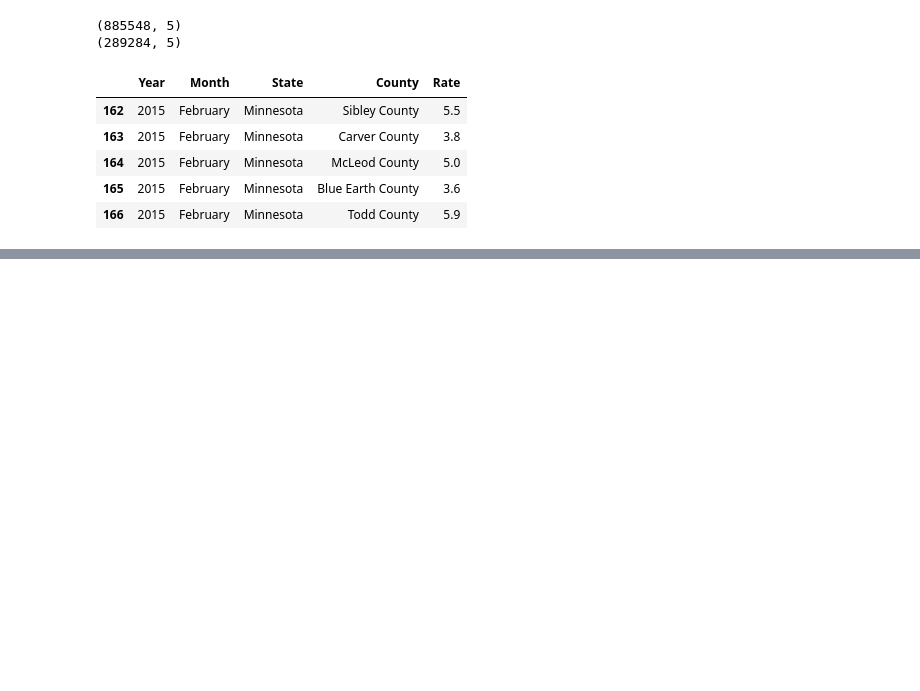
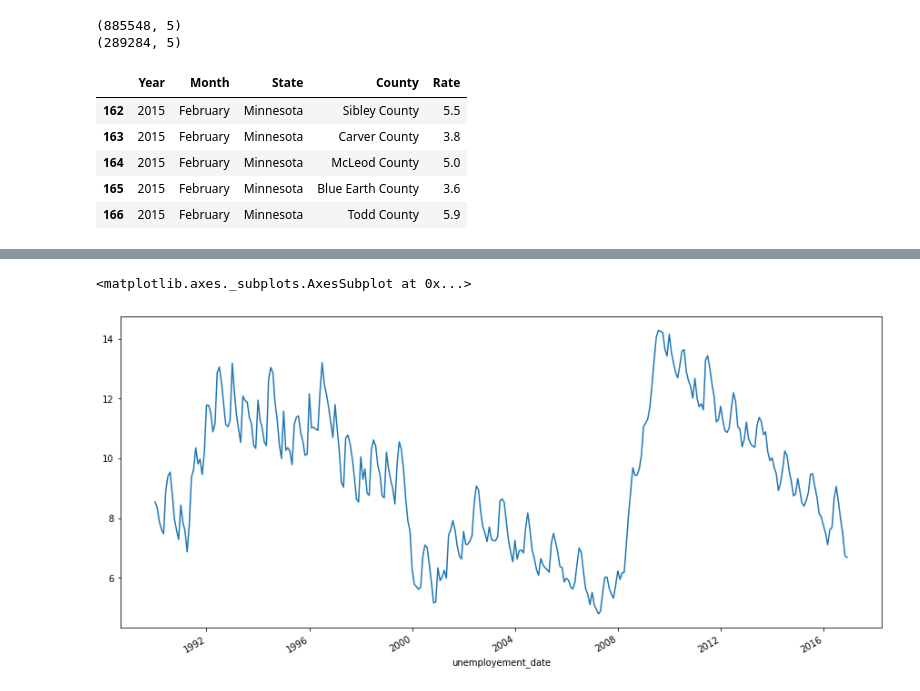
Before and after one commit to samirLazzali/air-passengers-prediction, a Jupyter notebook: Notebook/check_external_data.ipynb, the cells around one changed output, grey strips where cells are left out. Cells and saved outputs as stored; diff of their text form; code cells hidden in the pictures; blank space fills up the shorter version.

```diff
--- a/Notebook/check_external_data.ipynb
+++ b/Notebook/check_external_data.ipynb
@@ -235,0 +219,6 @@ See the caveats in the documentation: https://pandas.pydata.org/pandas-docs/stab
+# %%
+# Le but ici est de créer une date à partir de month et year
+#state_unemployment['unemployement_date'] = state_unemployment['Year'].astype('str') +'-'+state_unemployment['Month'].astype('str')
+state_unemployment['unemployement_date'] = pd.to_datetime((state_unemployment.Year*10000+state_unemployment.Month*100+ 1).apply(str),format='%Y%m%d')
+state_unemployment
+state_unemployment.head()
@@ -235,0 +232,6 @@ See the caveats in the documentation: https://pandas.pydata.org/pandas-docs/stab
+# %%
+plt.figure(figsize=(15,7))
+state_unemployment[(state_unemployment['State'] == 'Arizona')].set_index('unemployement_date')['Rate'].plot()
+# %% [output]
+<matplotlib.axes._subplots.AxesSubplot at 0x...>
+[figure, added]
```
Also changed, not shown: parts of 10 cells of this notebook, 1 other file.
